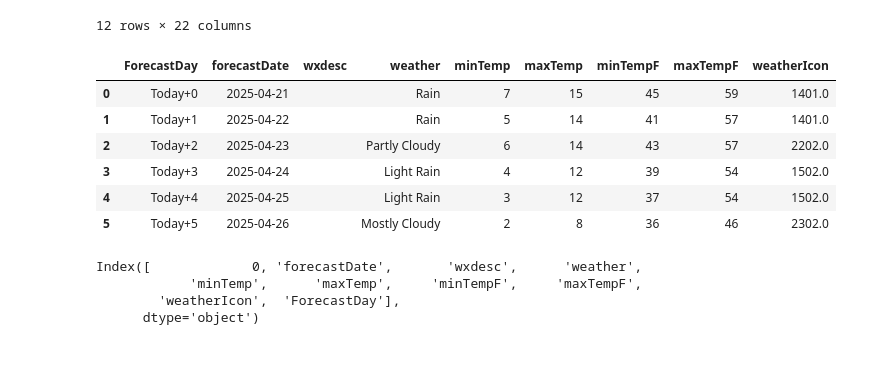
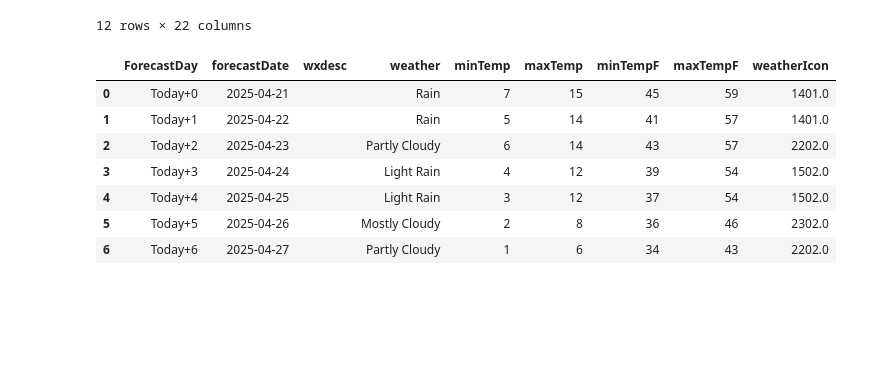
Before and after one commit to kalash30strateena/AI-Humanitaran, a Jupyter notebook: Climate Indicators/WMO, OMM & WWIS-WMO/data_fetching_and_working.ipynb, the cells around one changed output. Saved outputs shown, nothing was run; the diff lists cells and outputs as text; code cells hidden in the pictures; blank space fills up the shorter version.

```diff
--- a/Climate Indicators/WMO, OMM & WWIS-WMO/data_fetching_and_working.ipynb
+++ b/Climate Indicators/WMO, OMM & WWIS-WMO/data_fetching_and_working.ipynb
@@ -164,41 +132,35 @@ df_base = df[forecast_cols].copy().reset_index(drop=True)
 # Explode and normalize nested forecast list (assuming it's a list of dicts)
 exploded = df[nested_col].apply(pd.Series).stack().reset_index(level=1, drop=True)
 exploded = exploded.reset_index(drop=True)
 
 # Normalize each forecast entry
 forecast_normalized = json_normalize(exploded)
 
 # Add a label: Today, Today+1, ..., Today+6
 forecast_normalized['ForecastDay'] = ['Today+{}'.format(i) for i in range(len(forecast_normalized))]
 
 # If your original df has multiple cities, repeat each city’s info for 7 rows
 df_repeated = pd.concat([df_base.loc[i].repeat(7) for i in df_base.index], ignore_index=True)
 
 # Combine everything
 city_forecast = pd.concat([df_repeated.reset_index(drop=True), forecast_normalized], axis=1)
 
 # Reorder columns if needed
 city_forecast = city_forecast[['ForecastDay', 'forecastDate', 'wxdesc', 'weather', 'minTemp', 'maxTemp', 'minTempF', 'maxTempF', 'weatherIcon']]
 
-city_forecast = city_forecast.head(6)
+city_forecast = city_forecast.head(7)
 
 # Show result
 city_forecast
 # %% [output]
 |  | ForecastDay | forecastDate | wxdesc | weather | minTemp | maxTemp | minTempF | maxTempF | weatherIcon |
 | 0 | Today+0 | 2025-04-21 |  | Rain | 7 | 15 | 45 | 59 | 1401.0 |
 | 1 | Today+1 | 2025-04-22 |  | Rain | 5 | 14 | 41 | 57 | 1401.0 |
 | 2 | Today+2 | 2025-04-23 |  | Partly Cloudy | 6 | 14 | 43 | 57 | 2202.0 |
 | 3 | Today+3 | 2025-04-24 |  | Light Rain | 4 | 12 | 39 | 54 | 1502.0 |
 | 4 | Today+4 | 2025-04-25 |  | Light Rain | 3 | 12 | 37 | 54 | 1502.0 |
 | 5 | Today+5 | 2025-04-26 |  | Mostly Cloudy | 2 | 8 | 36 | 46 | 2302.0 |
+| 6 | Today+6 | 2025-04-27 |  | Partly Cloudy | 1 | 6 | 34 | 43 | 2202.0 |
-# %%
-city_forecast.columns
-# %% [output]
-Index([             0, 'forecastDate',       'wxdesc',      'weather',
-            'minTemp',      'maxTemp',     'minTempF',     'maxTempF',
-        'weatherIcon',  'ForecastDay'],
-      dtype='object')
 # %% [markdown]
 #
 # %% [markdown]
```
Also changed, not shown: parts of 2 cells of this notebook, 1 other file.
